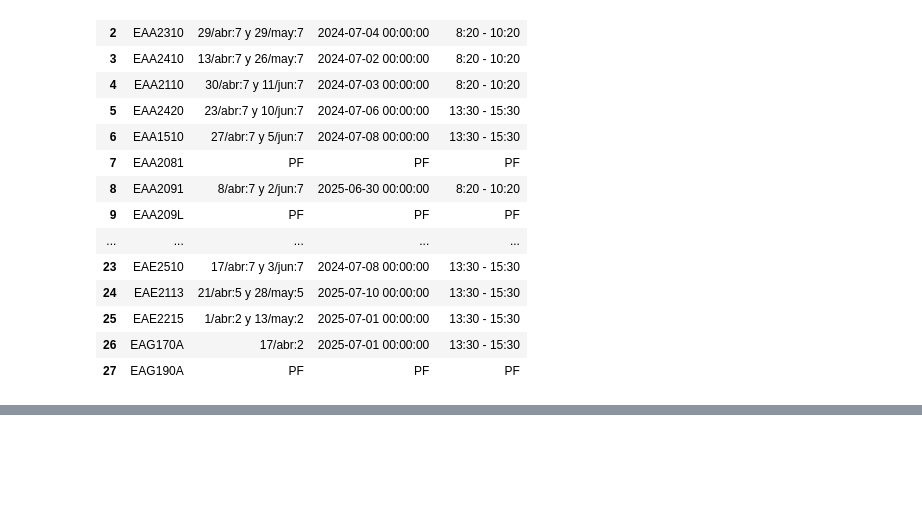
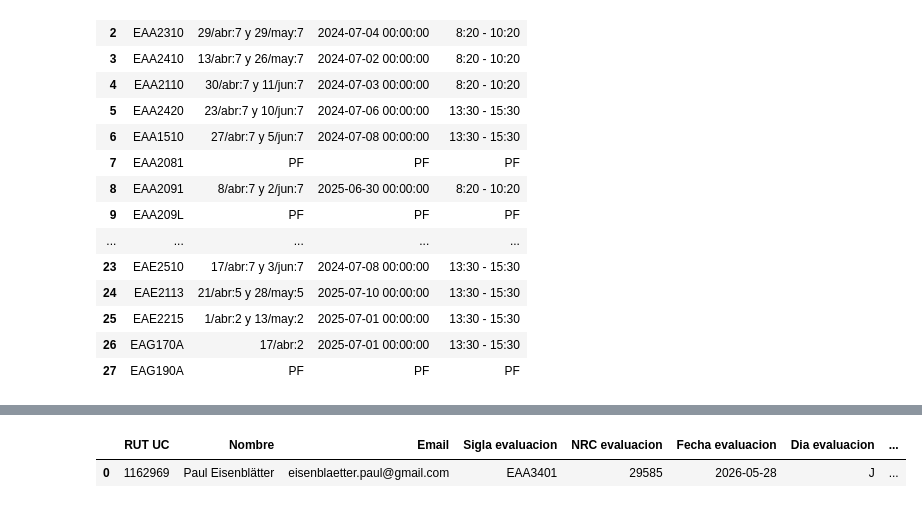
Before and after one commit to Andresdiazdcd/Automate-VRAI-UC, a Jupyter notebook: VRAI2026/cursos2026/ChequeoECONOMIA.ipynb, the cells around one changed output, grey strips where cells are left out. Drawn from its saved outputs; the diff is of its cells as text; code cells hidden in the pictures; blank space fills up the shorter version.

```diff
--- a/VRAI2026/cursos2026/ChequeoECONOMIA.ipynb
+++ b/VRAI2026/cursos2026/ChequeoECONOMIA.ipynb
@@ -184,0 +343,46 @@ df_eval
+# %%
+
+topes = []
+
+for rut, grupo in df_final.groupby("RUT UC"):
+    cursos = grupo.to_dict("records")
+
+    for curso_eval in cursos:
+        sigla_eval = curso_eval["Sigla"]
+        pruebas = mapa_pruebas.get(sigla_eval, [])
+
+        if not pruebas:
+            continue
+
+        for prueba in pruebas:
+            bloque_prueba = bloque_evaluacion(prueba)
+
+            for otro_curso in cursos:
+                if otro_curso["Sigla"] == sigla_eval:
+                    continue
+
+                for bloque_ocupado in otro_curso["bloques_ocupados"]:
+                    if hay_tope(bloque_prueba, bloque_ocupado):
+                        topes.append({
+                            "RUT UC": rut,
+                            "Nombre": curso_eval["Nombre"],
+                            "Email": curso_eval["Email"],
+                            "Sigla evaluacion": sigla_eval,
+                            "NRC evaluacion": curso_eval["NRC"],
+                            "Fecha evaluacion": bloque_prueba["fecha"],
+                            "Dia evaluacion": bloque_prueba["dia_semana"],
+                            "Inicio evaluacion": bloque_prueba["inicio_min"],
+                            "Fin evaluacion": bloque_prueba["fin_min"],
+                            "Sigla curso tope": otro_curso["Sigla"],
+                            "NRC curso tope": otro_curso["NRC"],
+                            "Bloque curso tope": f'{bloque_ocupado["dia_semana"]}:{bloque_ocupado["inicio_min"]}-{bloque_ocupado["fin_min"]}',
+                            "Unidad Académica": curso_eval["Unidad Académica"],
+                        })
+# %%
+
+df_topes = pd.DataFrame(topes).drop_duplicates().reset_index(drop=True)
+# %%
+df_topes
+# %% [output]
+|  | RUT UC | Nombre | Email | Sigla evaluacion | NRC evaluacion | Fecha evaluacion | Dia evaluacion | ... |
+| 0 | 1162969 | Paul Eisenblätter | eisenblaetter.paul@gmail.com | EAA3401 | 29585 | 2026-05-28 | J | ... |
```
Also changed, not shown: parts of 13 cells of this notebook, 2 other files.
